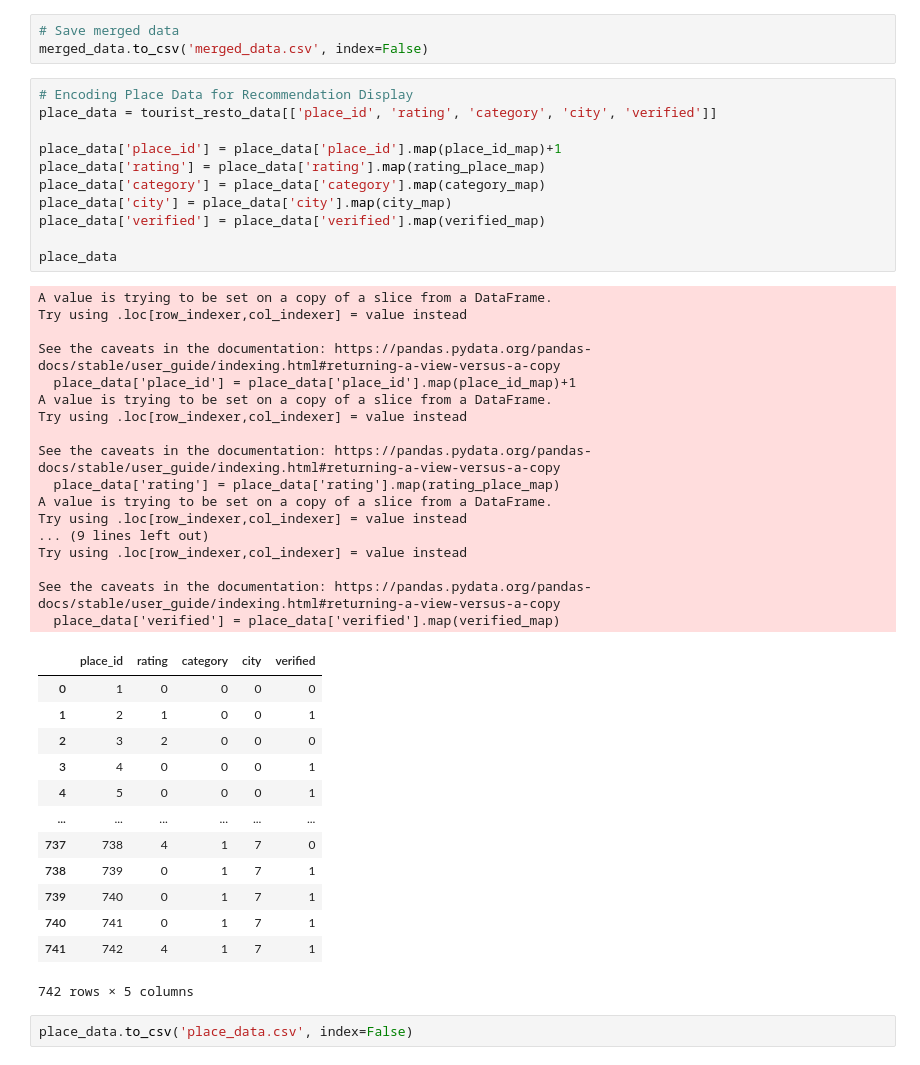
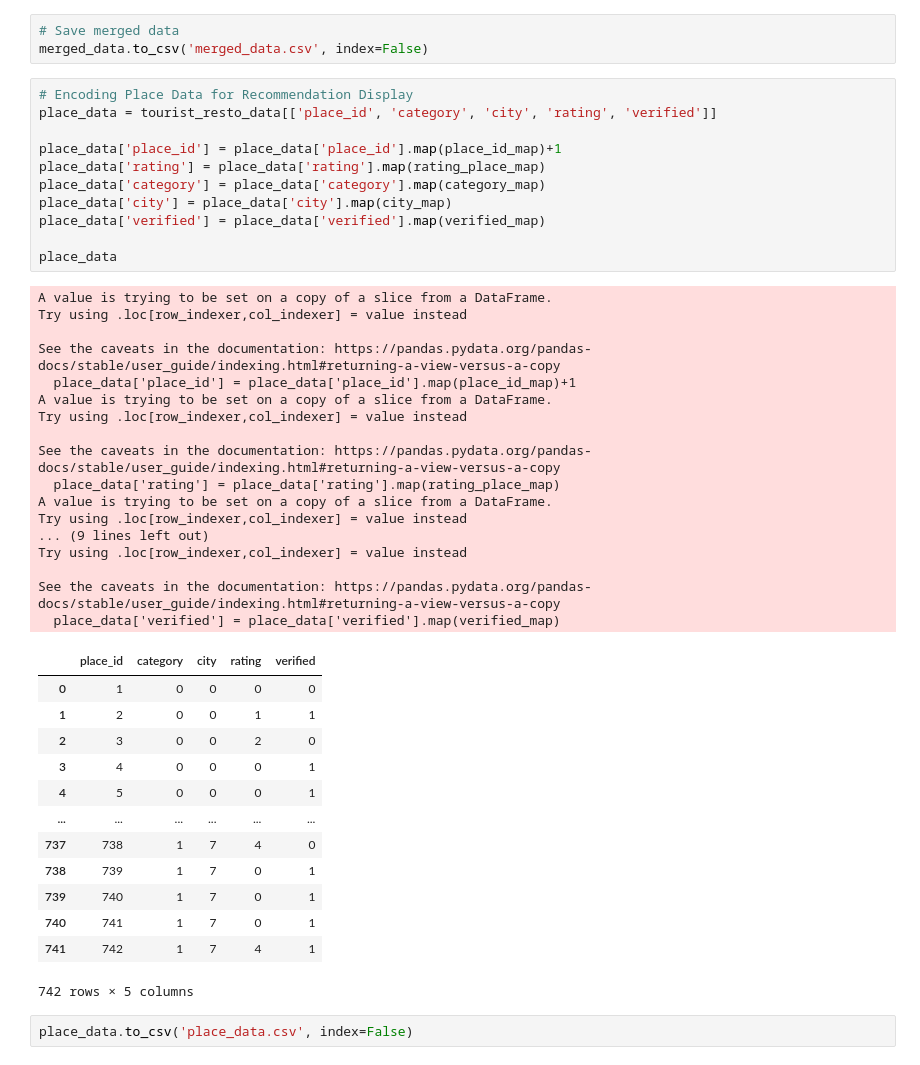
Before and after one commit to Topofajar/Travt_Recommendation-System, a Jupyter notebook: model/ML_Collaborative_Filtering.ipynb, the cells around one changed output. Cells and saved outputs as stored; diff of their text form.

```diff
--- a/model/ML_Collaborative_Filtering.ipynb
+++ b/model/ML_Collaborative_Filtering.ipynb
@@ -111,45 +111,45 @@ merged_data
 merged_data.to_csv('merged_data.csv', index=False)
 # %%
 # Encoding Place Data for Recommendation Display
-place_data = tourist_resto_data[['place_id', 'rating', 'category', 'city', 'verified']]
+place_data = tourist_resto_data[['place_id', 'category', 'city', 'rating', 'verified']]
 
 place_data['place_id'] = place_data['place_id'].map(place_id_map)+1
 place_data['rating'] = place_data['rating'].map(rating_place_map)
 place_data['category'] = place_data['category'].map(category_map)
 place_data['city'] = place_data['city'].map(city_map)
 place_data['verified'] = place_data['verified'].map(verified_map)
 
 place_data
 # %% [output]
 A value is trying to be set on a copy of a slice from a DataFrame.
 Try using .loc[row_indexer,col_indexer] = value instead
 
 See the caveats in the documentation: https://pandas.pydata.org/pandas-docs/stable/user_guide/indexing.html#returning-a-view-versus-a-copy
   place_data['place_id'] = place_data['place_id'].map(place_id_map)+1
 A value is trying to be set on a copy of a slice from a DataFrame.
 Try using .loc[row_indexer,col_indexer] = value instead
 
 See the caveats in the documentation: https://pandas.pydata.org/pandas-docs/stable/user_guide/indexing.html#returning-a-view-versus-a-copy
   place_data['rating'] = place_data['rating'].map(rating_place_map)
 A value is trying to be set on a copy of a slice from a DataFrame.
 Try using .loc[row_indexer,col_indexer] = value instead
 ... (9 lines left out)
 Try using .loc[row_indexer,col_indexer] = value instead
 
 See the caveats in the documentation: https://pandas.pydata.org/pandas-docs/stable/user_guide/indexing.html#returning-a-view-versus-a-copy
   place_data['verified'] = place_data['verified'].map(verified_map)
-|  | place_id | rating | category | city | verified |
+|  | place_id | category | city | rating | verified |
 | 0 | 1 | 0 | 0 | 0 | 0 |
-| 1 | 2 | 1 | 0 | 0 | 1 |
-| 2 | 3 | 2 | 0 | 0 | 0 |
+| 1 | 2 | 0 | 0 | 1 | 1 |
+| 2 | 3 | 0 | 0 | 2 | 0 |
 | 3 | 4 | 0 | 0 | 0 | 1 |
 | 4 | 5 | 0 | 0 | 0 | 1 |
 | ... | ... | ... | ... | ... | ... |
-| 737 | 738 | 4 | 1 | 7 | 0 |
-| 738 | 739 | 0 | 1 | 7 | 1 |
-| 739 | 740 | 0 | 1 | 7 | 1 |
-| 740 | 741 | 0 | 1 | 7 | 1 |
-| 741 | 742 | 4 | 1 | 7 | 1 |
+| 737 | 738 | 1 | 7 | 4 | 0 |
+| 738 | 739 | 1 | 7 | 0 | 1 |
+| 739 | 740 | 1 | 7 | 0 | 1 |
+| 740 | 741 | 1 | 7 | 0 | 1 |
+| 741 | 742 | 1 | 7 | 4 | 1 |
 742 rows × 5 columns
 # %%
 place_data.to_csv('place_data.csv', index=False)
```
Also changed, not shown: parts of 6 cells of this notebook.
